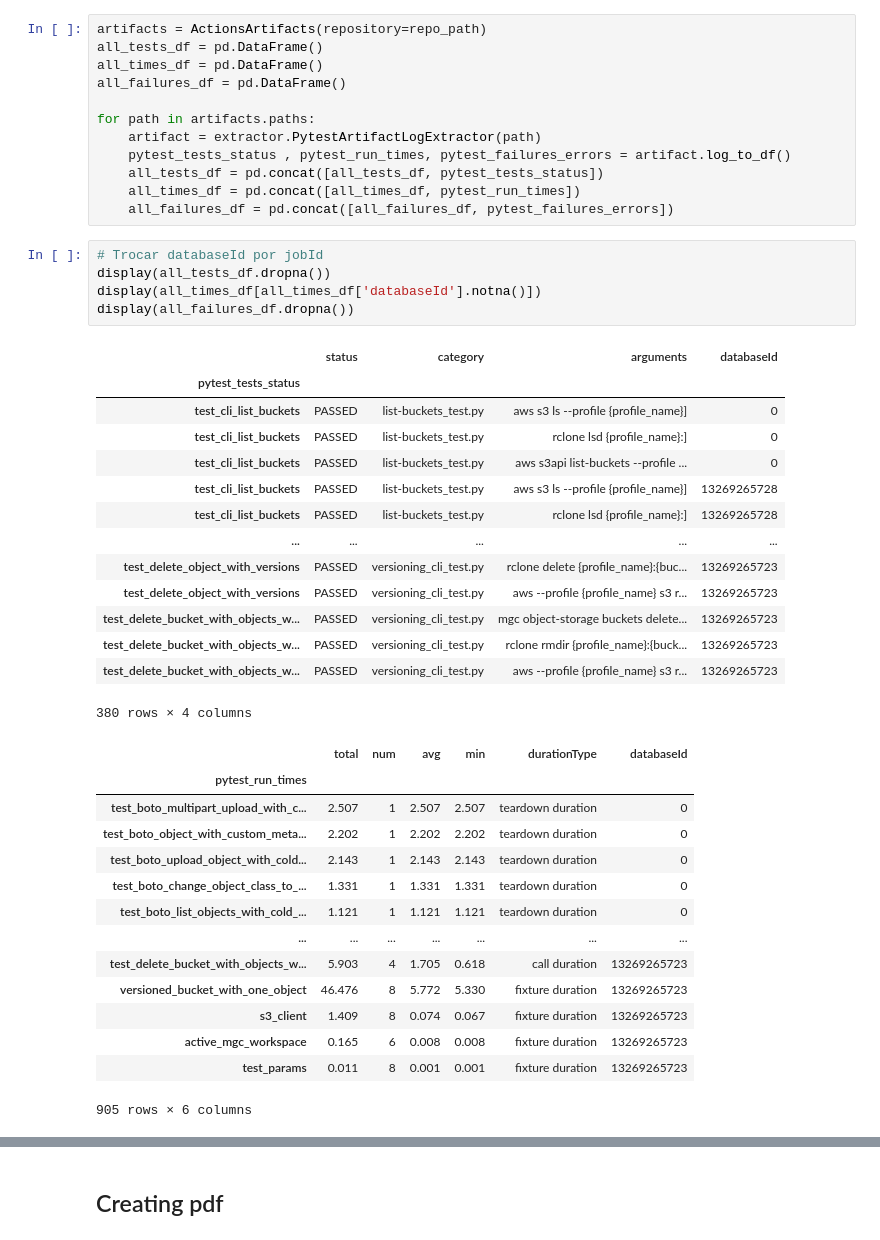
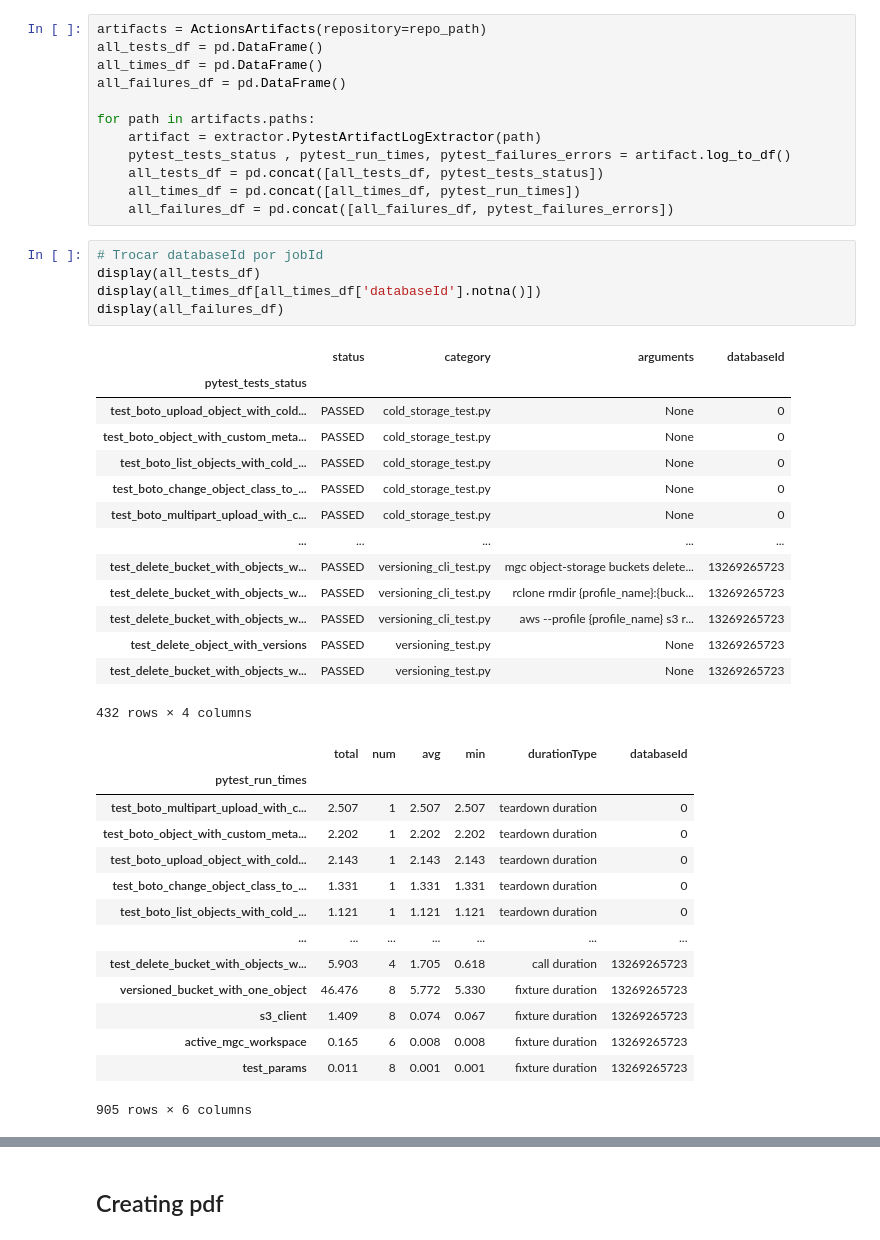
Before and after one commit to 2xlhe/gh-Actions-Reader, a Jupyter notebook: report.ipynb, the cells around one changed output, grey strips where cells are left out. Drawn from its saved outputs; the diff is of its cells as text.

```diff
--- a/report.ipynb
+++ b/report.ipynb
@@ -41,24 +43,24 @@ for path in artifacts.paths:
     all_failures_df = pd.concat([all_failures_df, pytest_failures_errors])
 # %%
 # Trocar databaseId por jobId
-display(all_tests_df.dropna())
+display(all_tests_df)
 display(all_times_df[all_times_df['databaseId'].notna()])
-display(all_failures_df.dropna())
+display(all_failures_df)
 # %% [output]
 |  | status | category | arguments | databaseId |
 | pytest_tests_status |  |  |  |  |
-| test_cli_list_buckets | PASSED | list-buckets_test.py | aws s3 ls --profile {profile_name}] | 0 |
-| test_cli_list_buckets | PASSED | list-buckets_test.py | rclone lsd {profile_name}:] | 0 |
-| test_cli_list_buckets | PASSED | list-buckets_test.py | aws s3api list-buckets --profile ... | 0 |
-| test_cli_list_buckets | PASSED | list-buckets_test.py | aws s3 ls --profile {profile_name}] | 13269265728 |
-| test_cli_list_buckets | PASSED | list-buckets_test.py | rclone lsd {profile_name}:] | 13269265728 |
+| test_boto_upload_object_with_cold... | PASSED | cold_storage_test.py | None | 0 |
+| test_boto_object_with_custom_meta... | PASSED | cold_storage_test.py | None | 0 |
+| test_boto_list_objects_with_cold_... | PASSED | cold_storage_test.py | None | 0 |
+| test_boto_change_object_class_to_... | PASSED | cold_storage_test.py | None | 0 |
+| test_boto_multipart_upload_with_c... | PASSED | cold_storage_test.py | None | 0 |
 | ... | ... | ... | ... | ... |
-| test_delete_object_with_versions | PASSED | versioning_cli_test.py | rclone delete {profile_name}:{buc... | 13269265723 |
-| test_delete_object_with_versions | PASSED | versioning_cli_test.py | aws --profile {profile_name} s3 r... | 13269265723 |
 | test_delete_bucket_with_objects_w... | PASSED | versioning_cli_test.py | mgc object-storage buckets delete... | 13269265723 |
 | test_delete_bucket_with_objects_w... | PASSED | versioning_cli_test.py | rclone rmdir {profile_name}:{buck... | 13269265723 |
 | test_delete_bucket_with_objects_w... | PASSED | versioning_cli_test.py | aws --profile {profile_name} s3 r... | 13269265723 |
+| test_delete_object_with_versions | PASSED | versioning_test.py | None | 13269265723 |
+| test_delete_bucket_with_objects_w... | PASSED | versioning_test.py | None | 13269265723 |
-380 rows × 4 columns
+432 rows × 4 columns
 |  | total | num | avg | min | durationType | databaseId |
 | pytest_run_times |  |  |  |  |  |  |
 | test_boto_multipart_upload_with_c... | 2.507 | 1 | 2.507 | 2.507 | teardown duration | 0 |
```
Also changed, not shown: parts of 10 cells of this notebook.
